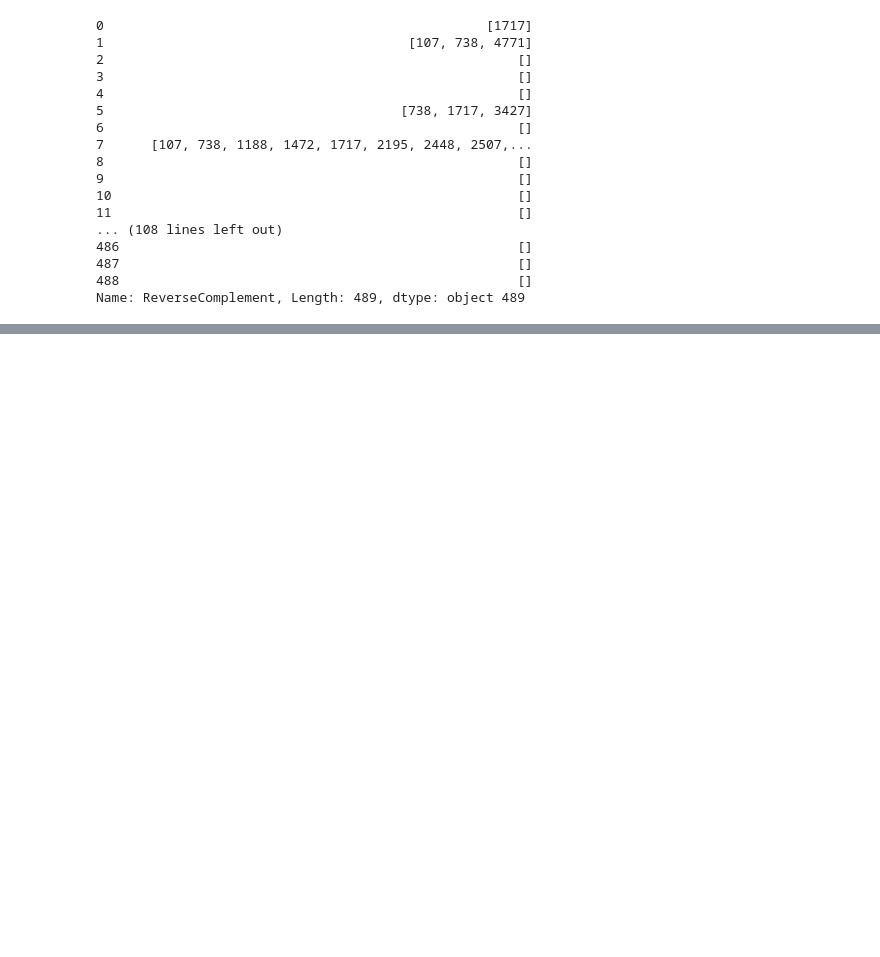
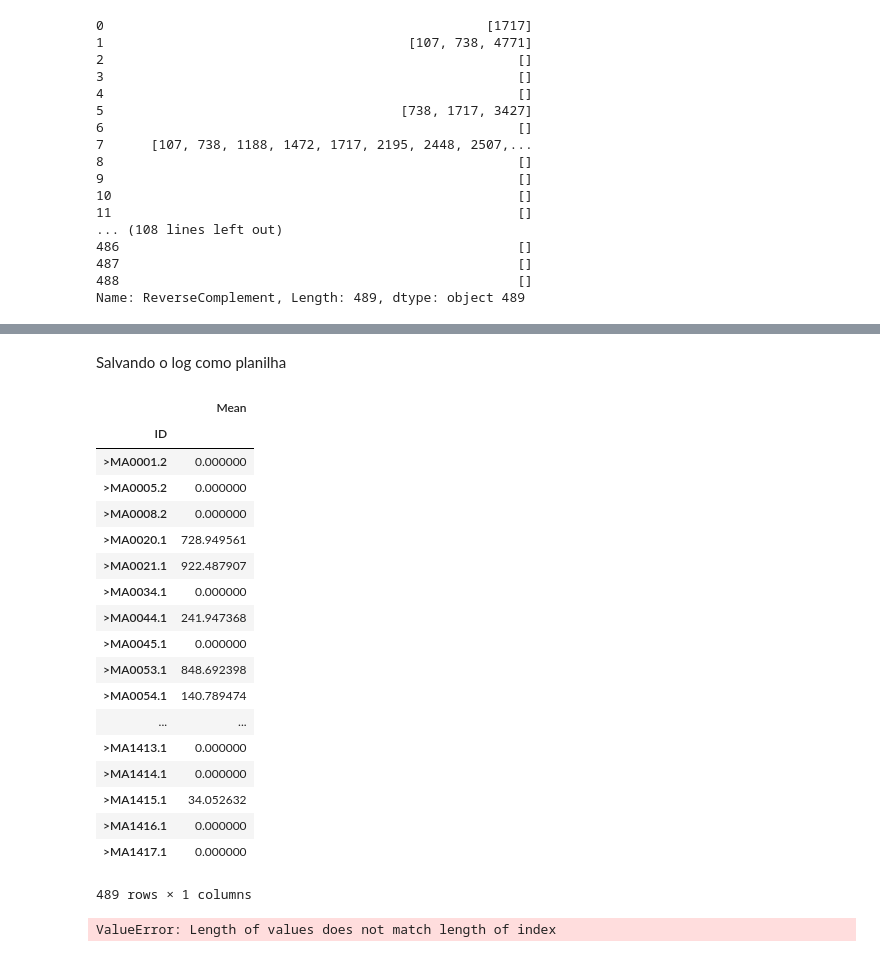
Before and after one commit to if1015-datascience-ufpe/2018-1-projeto-phytoprom, a Jupyter notebook: Pré-processamento.ipynb, the cells around one changed output, grey strips where cells are left out. Drawn from its saved outputs; the diff is of its cells as text; code cells hidden in the pictures; blank space fills up the shorter version.

```diff
--- a/Pré-processamento.ipynb
+++ b/Pré-processamento.ipynb
@@ -295,7 +296,7 @@ def degeneracao (matrix):
 
     return lst
 # %%
-df['Motifs'] = df.apply(lambda x: degeneracao(x['Matrix']), axis=1)
+df['Motifs'] = df.apply(lambda x: degeneration(x['Matrix']), axis=1)
 # %%
 df
 # %% [output]
@@ -564,15 +522,17 @@ analise
 # %%
-for prom in promotor.itertuples():
-    for motivo in df.itertuples():
-        mean = 0.0
-        positivo = searchFT (prom.Promoter, 2000, motivo.Motifs)
-#         print("positivo %s" % (len(positivo)))
-        negativo = searchFT(prom.Promoter, 2000, motivo.ReverseComplement)
-#         print("negativo %s" % (len(negativo)))
-        hits = len(positivo+negativo)
-#         print("hits %s" % (hits))
-        if hits > 0:
-            mean = sum(positivo+negativo)/hits
-            analise = analise.append ({'Promoter':prom.Id, 'ID':motivo.ID ,'Name':motivo.Name, 'MotifLocation': positivo, 'ReverseComplement_location':negativo, 'SUM':hits, 'Mean':mean}, ignore_index=True)
-            print("hits: %s mean: %s name: %s Motif_location: %s ReverseComplement_location: %s" % (hits, mean, motivo.Name, positivo, negativo))
-#         print(analise.tail(1))
+def ecrMiner (promoter, ecr):
+    searchLog = pd.DataFrame(data=None, columns=['Promoter', 'ID', 'Name', 'Motifs', 'ReverseComplement', '5l3l', '3l5l', 'Mean', 'SUM'])
+    searchLog
+
+    for prom in promoter.itertuples():
+        print (prom.ID)
+
+        for motivo in ecr.itertuples():
+            mean = 0.0
+            positivo = searchFT (prom.Promoter, 2000, motivo.Motifs)
+            negativo = searchFT(prom.Promoter, 2000, motivo.ReverseComplement)
+            hits = len(positivo+negativo)
+            if hits > 0:
+                mean = sum(positivo+negativo)/hits
+            searchLog = searchLog.append ({'Promoter':prom.ID, 'ID':motivo.ID ,'Name':motivo.Name, 'Motifs':motivo.Motifs, 'ReverseComplement':motivo.ReverseComplement, '5l3l': positivo, '3l5l':negativo, 'Mean':mean, 'SUM':hits}, ignore_index=True)
+    return searchLog
@@ -617,0 +573,3 @@ analise
+# %%
+searchLog = ecrMiner(promoter, df)
+searchLog
@@ -617,0 +594,2 @@ analise
+# %% [markdown]
+Salvando o log como planilha
@@ -618,3 +600,31 @@ analise
+# %%
+mean = searchLog.groupby(['ID']).mean()
+mean
+# %% [output]
+|  | Mean |
+| ID |  |
+| >MA0001.2 | 0.000000 |
+| >MA0005.2 | 0.000000 |
+| >MA0008.2 | 0.000000 |
+| >MA0020.1 | 728.949561 |
+| >MA0021.1 | 922.487907 |
+| >MA0034.1 | 0.000000 |
+| >MA0044.1 | 241.947368 |
+| >MA0045.1 | 0.000000 |
+| >MA0053.1 | 848.692398 |
+| >MA0054.1 | 140.789474 |
+| ... | ... |
+| >MA1413.1 | 0.000000 |
+| >MA1414.1 | 0.000000 |
+| >MA1415.1 | 34.052632 |
+| >MA1416.1 | 0.000000 |
+| >MA1417.1 | 0.000000 |
+489 rows × 1 columns
+# %%
+df['Fenilpropanoides'] = list(media)
+df
+# %% [output]
+ValueError: Length of values does not match length of index
 # %%
 media = analise.groupby(['ID']).mean()
 media
```
Also changed, not shown: parts of 45 cells of this notebook, 6 other files.
